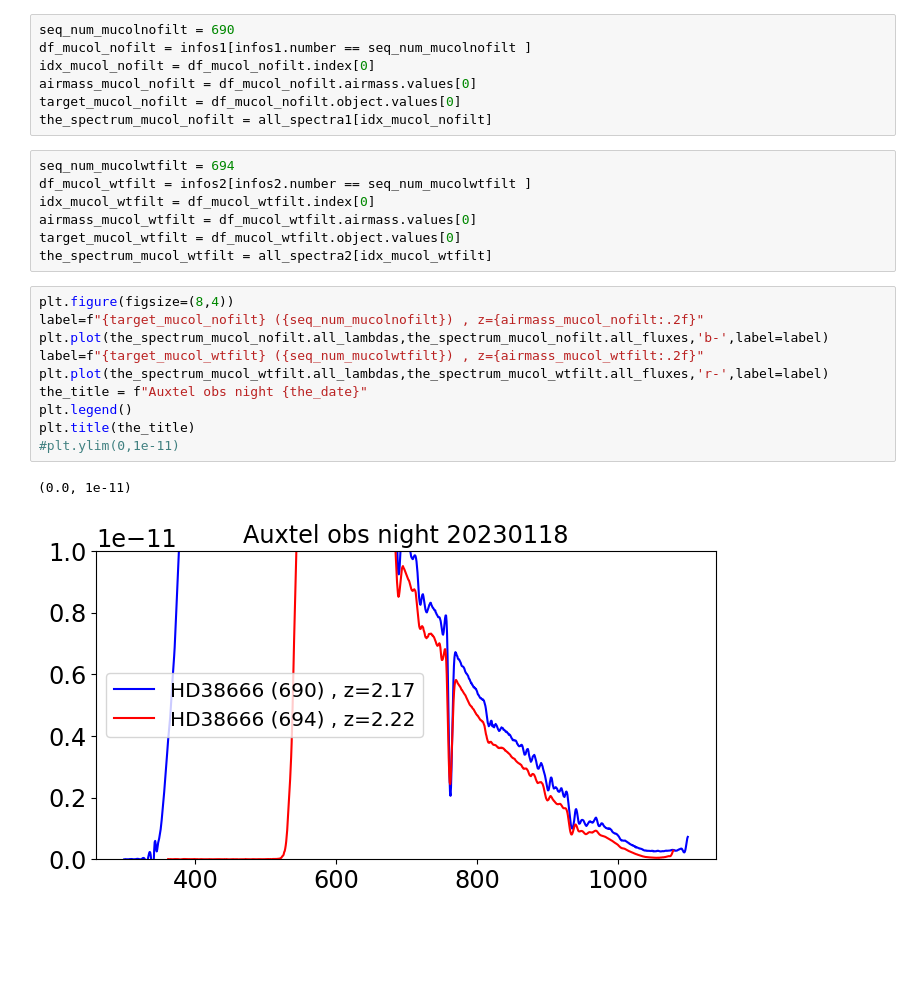
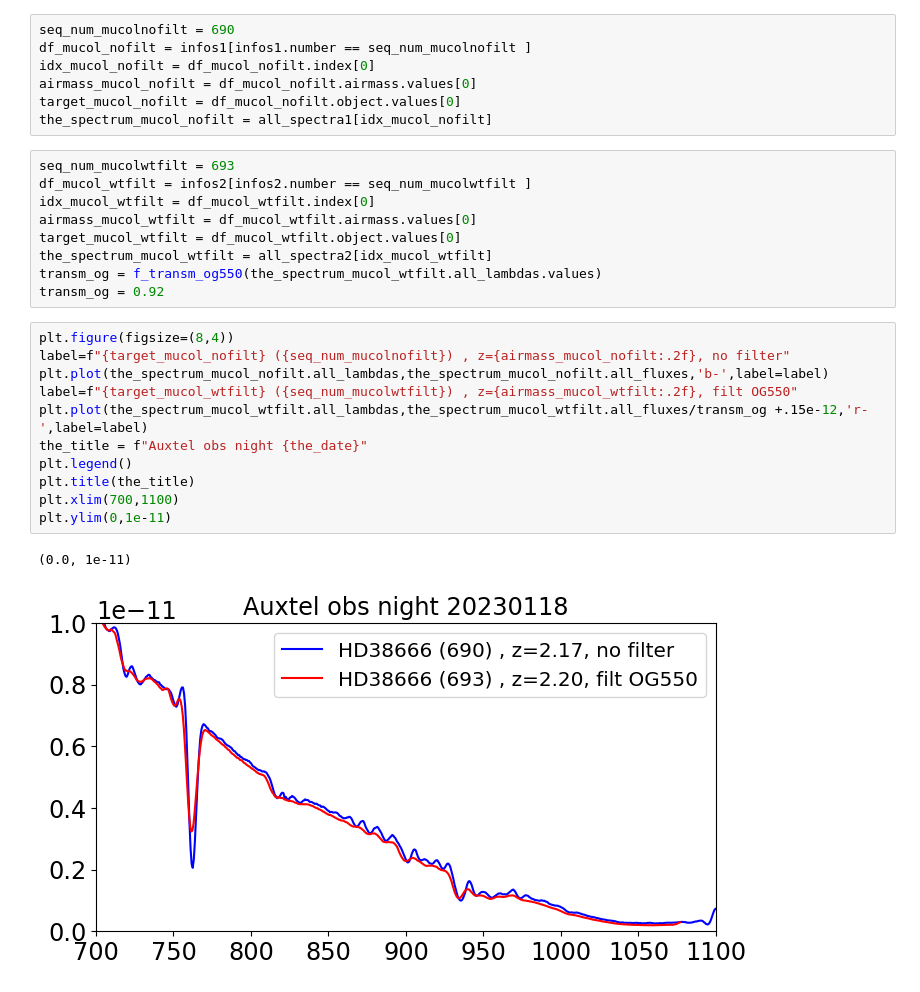
Before and after one commit to sylvielsstfr/AuxTelComm, a Jupyter notebook: notebooks_usdf/CompareAbsorptionBands/202302/CompareH2OAbsorptionBand_MolarandMuCol_20230118.ipynb, the cells around one changed output. Saved outputs shown, nothing was run; the diff lists cells and outputs as text; blank space fills up the shorter version.

```diff
--- a/notebooks_usdf/CompareAbsorptionBands/202302/CompareH2OAbsorptionBand_MolarandMuCol_20230118.ipynb
+++ b/notebooks_usdf/CompareAbsorptionBands/202302/CompareH2OAbsorptionBand_MolarandMuCol_20230118.ipynb
@@ -600,22 +691,25 @@ airmass_mucol_nofilt = df_mucol_nofilt.airmass.values[0]
 target_mucol_nofilt = df_mucol_nofilt.object.values[0]
 the_spectrum_mucol_nofilt = all_spectra1[idx_mucol_nofilt]
 # %%
-seq_num_mucolwtfilt = 694
+seq_num_mucolwtfilt = 693
 df_mucol_wtfilt = infos2[infos2.number == seq_num_mucolwtfilt ]
 idx_mucol_wtfilt = df_mucol_wtfilt.index[0]
 airmass_mucol_wtfilt = df_mucol_wtfilt.airmass.values[0]
 target_mucol_wtfilt = df_mucol_wtfilt.object.values[0]
 the_spectrum_mucol_wtfilt = all_spectra2[idx_mucol_wtfilt]
+transm_og = f_transm_og550(the_spectrum_mucol_wtfilt.all_lambdas.values)
+transm_og = 0.92
 # %%
 plt.figure(figsize=(8,4))
-label=f"{target_mucol_nofilt} ({seq_num_mucolnofilt}) , z={airmass_mucol_nofilt:.2f}"
+label=f"{target_mucol_nofilt} ({seq_num_mucolnofilt}) , z={airmass_mucol_nofilt:.2f}, no filter"
 plt.plot(the_spectrum_mucol_nofilt.all_lambdas,the_spectrum_mucol_nofilt.all_fluxes,'b-',label=label)
-label=f"{target_mucol_wtfilt} ({seq_num_mucolwtfilt}) , z={airmass_mucol_wtfilt:.2f}"
-plt.plot(the_spectrum_mucol_wtfilt.all_lambdas,the_spectrum_mucol_wtfilt.all_fluxes,'r-',label=label)
+label=f"{target_mucol_wtfilt} ({seq_num_mucolwtfilt}) , z={airmass_mucol_wtfilt:.2f}, filt OG550"
+plt.plot(the_spectrum_mucol_wtfilt.all_lambdas,the_spectrum_mucol_wtfilt.all_fluxes/transm_og +.15e-12,'r-',label=label)
 the_title = f"Auxtel obs night {the_date}"
 plt.legend()
 plt.title(the_title)
-#plt.ylim(0,1e-11)
+plt.xlim(700,1100)
+plt.ylim(0,1e-11)
 # %% [output]
 (0.0, 1e-11)
-[figure, old version]
+[figure, new version]
```
Also changed, not shown: parts of 20 cells of this notebook.
